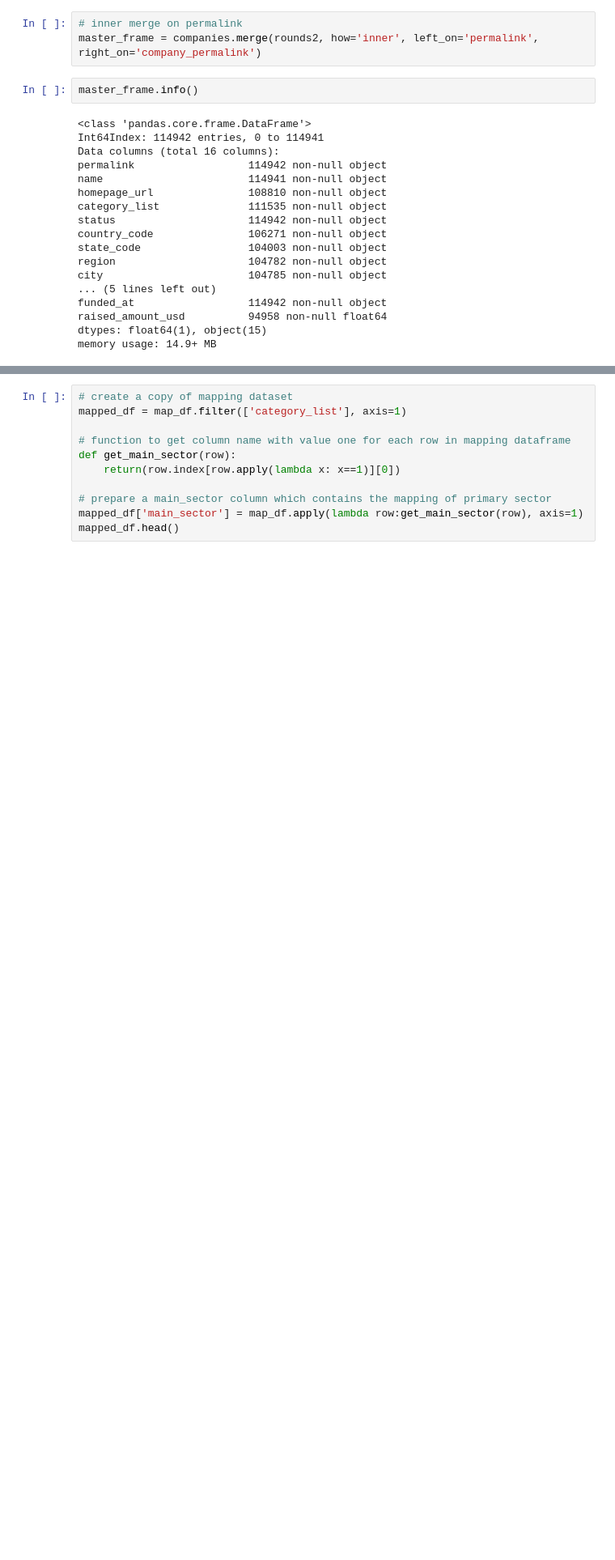
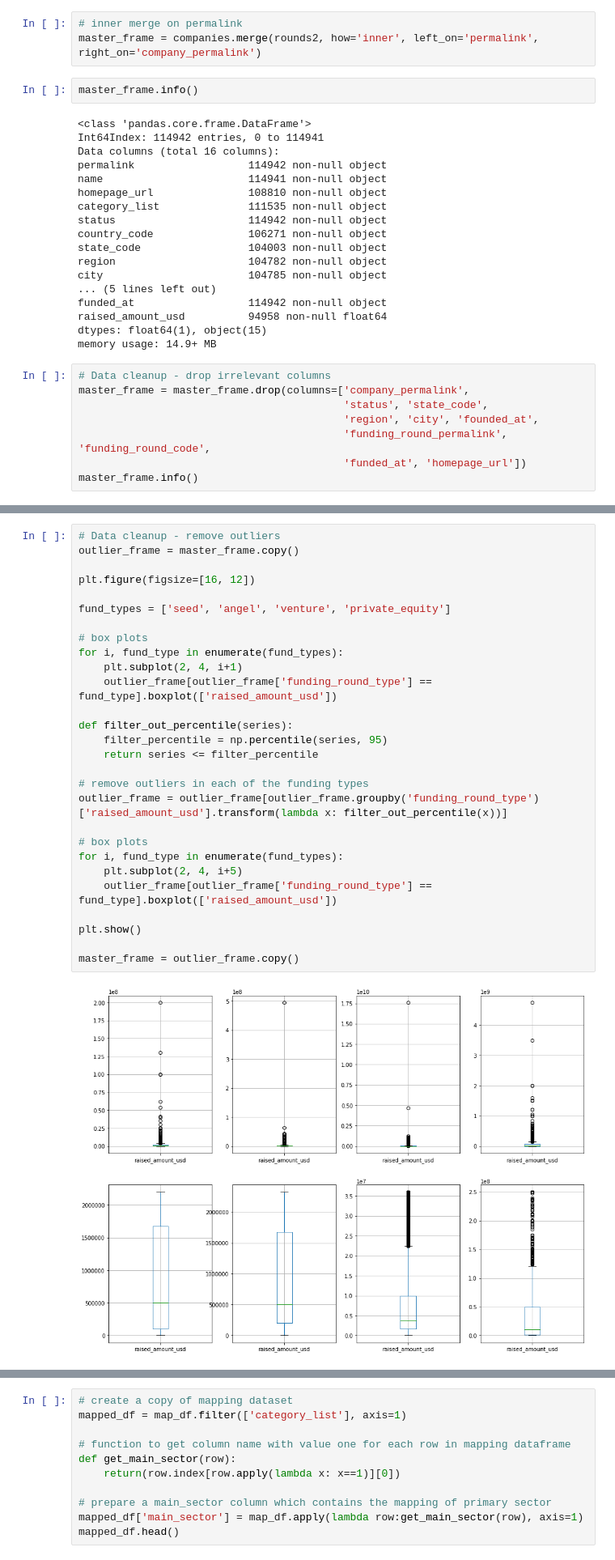
Before and after one commit to Shakeebbk/spark_funds_data_analysis, a Jupyter notebook: Solution.ipynb, the cells around one changed output, grey strips where cells are left out. Shown at 81% size. Drawn from its saved outputs; the diff is of its cells as text; blank space fills up the shorter version.

```diff
--- a/Solution.ipynb
+++ b/Solution.ipynb
@@ -64,3 +60,11 @@ funded_at                  114942 non-null object
 raised_amount_usd          94958 non-null float64
 dtypes: float64(1), object(15)
 memory usage: 14.9+ MB
+# %%
+# Data cleanup - drop irrelevant columns
+master_frame = master_frame.drop(columns=['company_permalink',
+                                          'status', 'state_code',
+                                          'region', 'city', 'founded_at',
+                                          'funding_round_permalink', 'funding_round_code',
+                                          'funded_at', 'homepage_url'])
+master_frame.info()
@@ -129,0 +131,30 @@ Average funding amount of private_equity type:73938486.28
+# %%
+# Data cleanup - remove outliers
+outlier_frame = master_frame.copy()
+
+plt.figure(figsize=[16, 12])
+
+fund_types = ['seed', 'angel', 'venture', 'private_equity']
+
+# box plots
+for i, fund_type in enumerate(fund_types):
+    plt.subplot(2, 4, i+1)
+    outlier_frame[outlier_frame['funding_round_type'] == fund_type].boxplot(['raised_amount_usd'])
+
+def filter_out_percentile(series):
+    filter_percentile = np.percentile(series, 95)
+    return series <= filter_percentile
+
+# remove outliers in each of the funding types
+outlier_frame = outlier_frame[outlier_frame.groupby('funding_round_type')['raised_amount_usd'].transform(lambda x: filter_out_percentile(x))]
+
+# box plots
+for i, fund_type in enumerate(fund_types):
+    plt.subplot(2, 4, i+5)
+    outlier_frame[outlier_frame['funding_round_type'] == fund_type].boxplot(['raised_amount_usd'])
+
+plt.show()
+
+master_frame = outlier_frame.copy()
+# %% [output]
+[figure, added]
```
Also changed, not shown: parts of 42 cells of this notebook, 2 other files.
